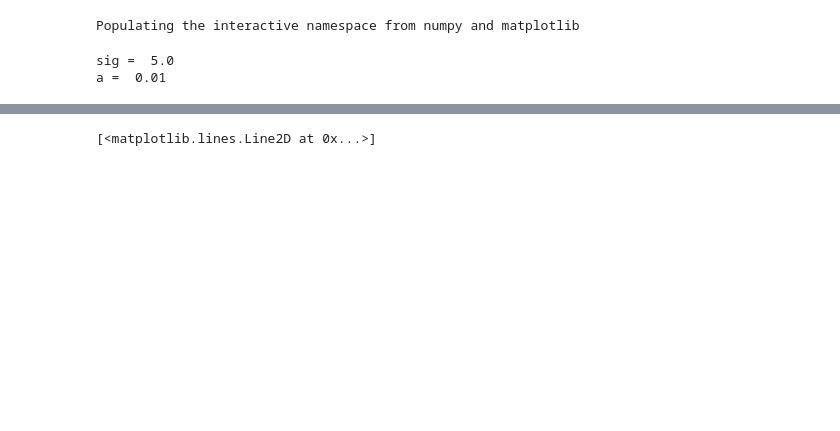
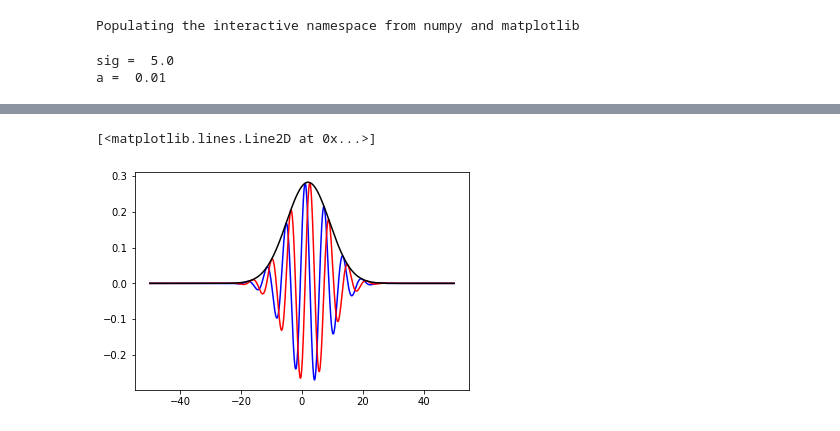
Before and after one commit to mulhearn/classwork, a Jupyter notebook: phy115a/python/free.ipynb, the cells around one changed output, grey strips where cells are left out. Cells and saved outputs as stored; diff of their text form; code cells hidden in the pictures; blank space fills up the shorter version.

```diff
--- a/phy115a/python/free.ipynb
+++ b/phy115a/python/free.ipynb
@@ -5,24 +5,17 @@ Populating the interactive namespace from numpy and matplotlib
 # %%
 # Gaussian Example
 
-sig = 5.0       # Gaussian sigma
-a   = 0          # Gaussian parameter a (Griffiths)
-l   = 1.0            # wavenumber of particle
-
-def update():
-    global a
-    a = 1/(4*sig**2) # Gaussian parameter a (Griffiths)
-    print("sig = ", 1/(2*a**0.5))
-    print("a = ", 1/(4*sig**2))
-
-update()
-
+sig = 5.0        # Gaussian sigma
+a = 1/(4*sig**2) # Gaussian parameter a (Griffiths)
+l   = 1.0        # wavenumber of particle
+print("sig = ", 1/(2*a**0.5))
+print("a = ", 1/(4*sig**2))
 
 def psi(x):
     return (2*a/np.pi)**0.25*np.exp(-a*x**2)*np.exp(1j*l*x)
 
 def tpsi(x,t):
-    top = complex(1,-2*1j*a*t)
+    top = complex(1,-2*a*t)
     bot = (1+4*(a*t)**2)
     ogammasq = top/bot
     ogamma   = np.sqrt(top)/np.sqrt(bot)
@@ -31,7 +24,7 @@ def tpsi(x,t):
     return (2*a/np.pi)**0.25*ogamma * np.exp(-a*(x-l*t)**2*ogammasq)*np.exp(1j*l*(x-l*t/2))
 
 xf = np.linspace(-50,50,1000)
-t=20
+t=2
 
 plt.plot(xf,np.real(tpsi(xf,t)),"b-")
 plt.plot(xf,np.imag(tpsi(xf,t)),"r-")
@@ -44 +35,2 @@ a =  0.01
 [<matplotlib.lines.Line2D at 0x...>]
+[figure, added]
```
Also changed, not shown: parts of 3 cells of this notebook.
